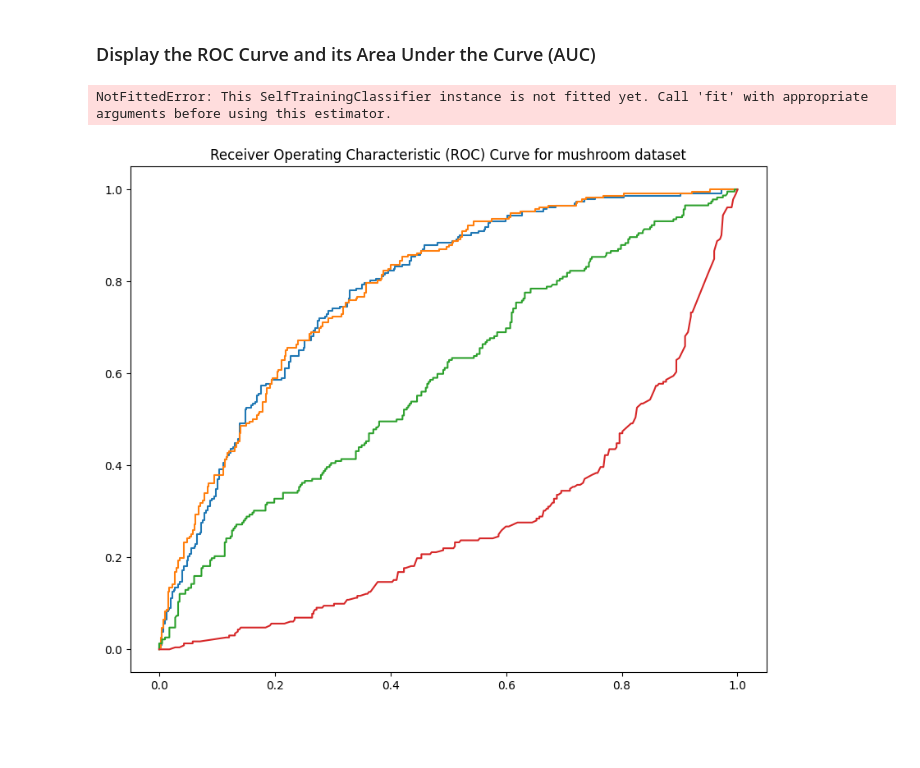
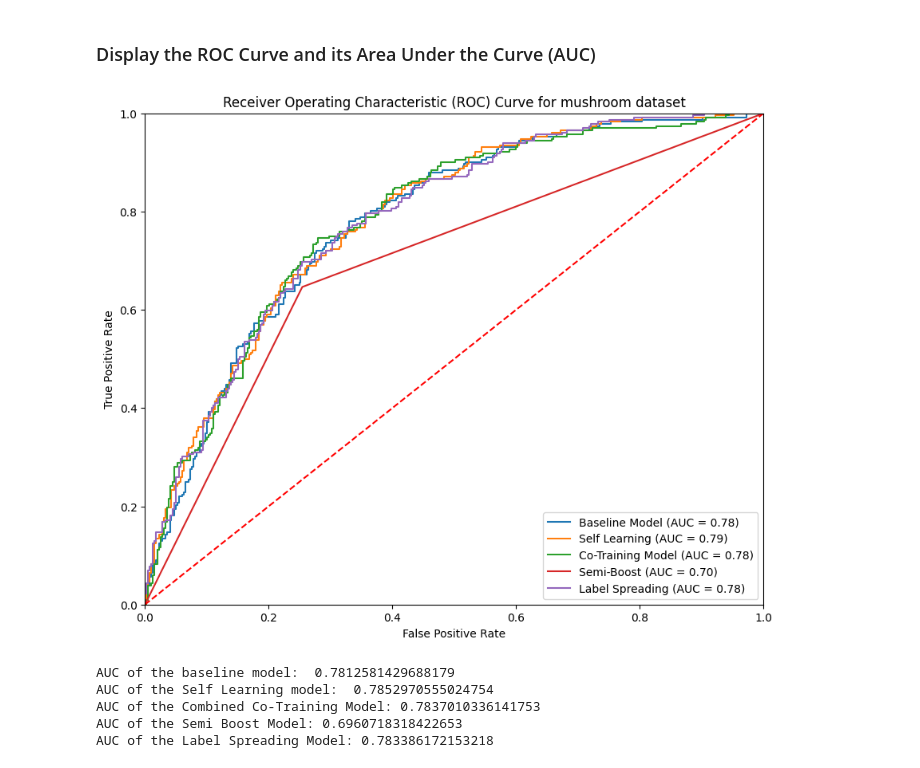
Before and after one commit to kmock930/Drug-Consumption-Machine-Learning-analysis, a Jupyter notebook: Project - Semi Supervised Learning/CSI5155 Project - Self Training.ipynb, the cells around one changed output. Saved outputs shown, nothing was run; the diff lists cells and outputs as text; code cells hidden in the pictures; blank space fills up the shorter version.

```diff
--- a/Project - Semi Supervised Learning/CSI5155 Project - Self Training.ipynb
+++ b/Project - Semi Supervised Learning/CSI5155 Project - Self Training.ipynb
@@ -159,3 +159,7 @@ print("Unique Predictions: ", np.unique(y_pred));
 # %% [output]
 Number of Predictions made:  629
 Unique Predictions:  [0 1]
+# %%
+y_pred_proba = supervisedModel.predict_proba(X_test)[:,1];
+print("Number of Predictions made: ", len(y_pred_proba));
+print("Value range of the Predictions: ", np.min(y_pred_proba), np.max(y_pred_proba));
@@ -199,44 +213,62 @@ features_subsets = joblib.load(os.path.join(
             constants.MODEL_DIR,
             constants.CO_TRAINING_BEST_FEATURE_SPLIT_RESULTS_FILENAME
         ));
-AUC_baseline, AUC_selftraining, AUC_cotraining1, AUC_cotraining2, AUC_semiboost, AUC_labelspread = plotROC(
+AUC_baseline, AUC_selftraining, AUC_cotraining, AUC_semiboost, AUC_labelspread = plotROC(
     models={
         "Baseline Model": joblib.load(os.path.join(
             constants.MODEL_DIR,
             constants.MODEL_FILENAME
         )),
         "Self Learning": supervisedModel,
-        "Co-Training Model 1": joblib.load(os.path.join(
+        "Co-Training Model": joblib.load(os.path.join(
             constants.MODEL_DIR,
             constants.MODEL_COTRAIN_1_FILENAME
-        )),
-        "Co-Training Model 2": joblib.load(os.path.join(
-            constants.MODEL_DIR,
-            constants.MODEL_COTRAIN_2_FILENAME
         )),
         "Semi-Boost": joblib.load(os.path.join(
             constants.MODEL_DIR,
             constants.MODEL_SEMIBOOST_FILENAME
         )),
         "Label Spreading": joblib.load(os.path.join(
             constants.MODEL_DIR,
             constants.MODEL_LABELSPREAD_FILENAME
         ))
     },
     X_test=X_test,
     y_test=y_test,
     feature_subsets={
         "Co-Training Model 1": features_subsets["features_view1"],
         "Co-Training Model 2": features_subsets["features_view2"]
     },
+    y_pred_proba=[
+        joblib.load(os.path.join(
+            constants.PRED_DIR,
+            constants.Y_PRED_TEST_BASELINE_FILENAME
+        )),
+        y_pred_proba,
+        joblib.load(os.path.join(
+            constants.PRED_DIR,
+            constants.Y_PRED_TEST_COTRAIN_FILENAME
+        )),
+        joblib.load(os.path.join(
+            constants.PRED_DIR,
+            constants.Y_PRED_TEST_SEMIBOOST_FILENAME
+        )),
+        joblib.load(os.path.join(
+            constants.PRED_DIR,
+            constants.Y_PRED_TEST_LABELSPREAD_FILENAME
+        ))
+    ],
     dataset="mushroom"
 );
 print("AUC of the baseline model: ", AUC_baseline);
 print("AUC of the Self Learning model: ", AUC_selftraining);
-print(f"AUC of the 1st Co-Training Model: {AUC_cotraining1}");
-print(f"AUC of the 2nd Co-Training Model: {AUC_cotraining2}");
+print(f"AUC of the Combined Co-Training Model: {AUC_cotraining}");
 print(f"AUC of the Semi Boost Model: {AUC_semiboost}");
 print(f"AUC of the Label Spreading Model: {AUC_labelspread}");
 # %% [output]
+[figure, new version]
-NotFittedError: This SelfTrainingClassifier instance is not fitted yet. Call 'fit' with appropriate arguments before using this estimator.
+AUC of the baseline model:  0.7812581429688179
+AUC of the Self Learning model:  0.7852970555024754
+AUC of the Combined Co-Training Model: 0.7837010336141753
+AUC of the Semi Boost Model: 0.6960718318422653
+AUC of the Label Spreading Model: 0.783386172153218
-[figure, old version]
```
Also changed, not shown: parts of 3 cells of this notebook, 17 other files.
